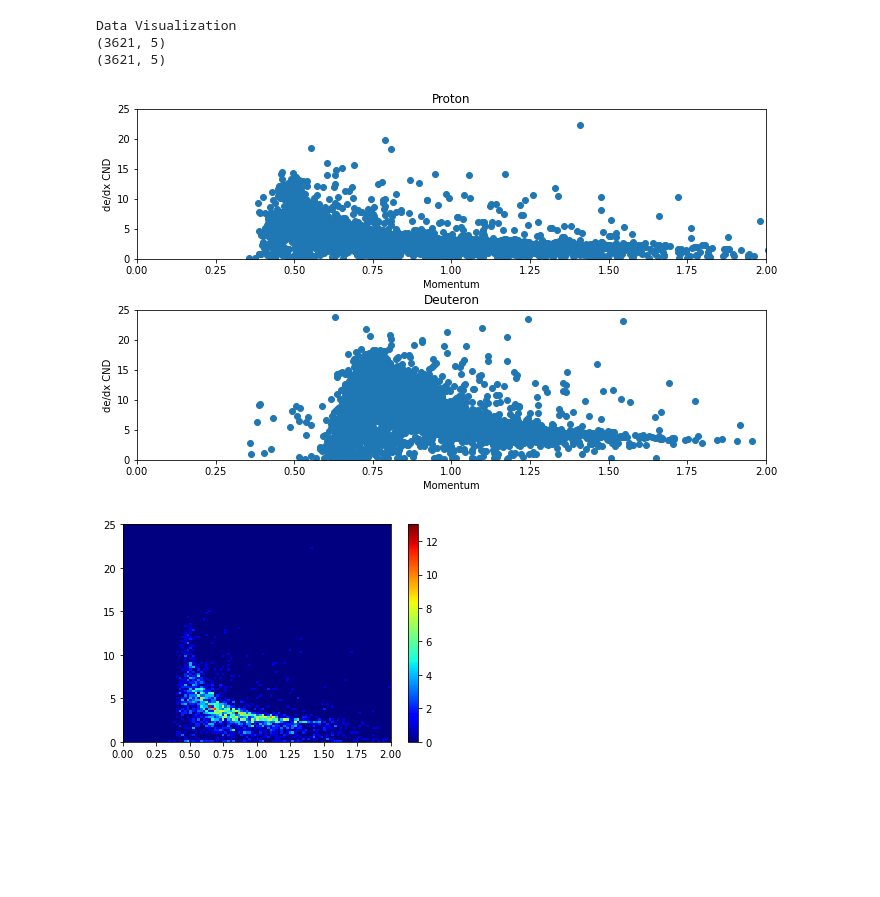
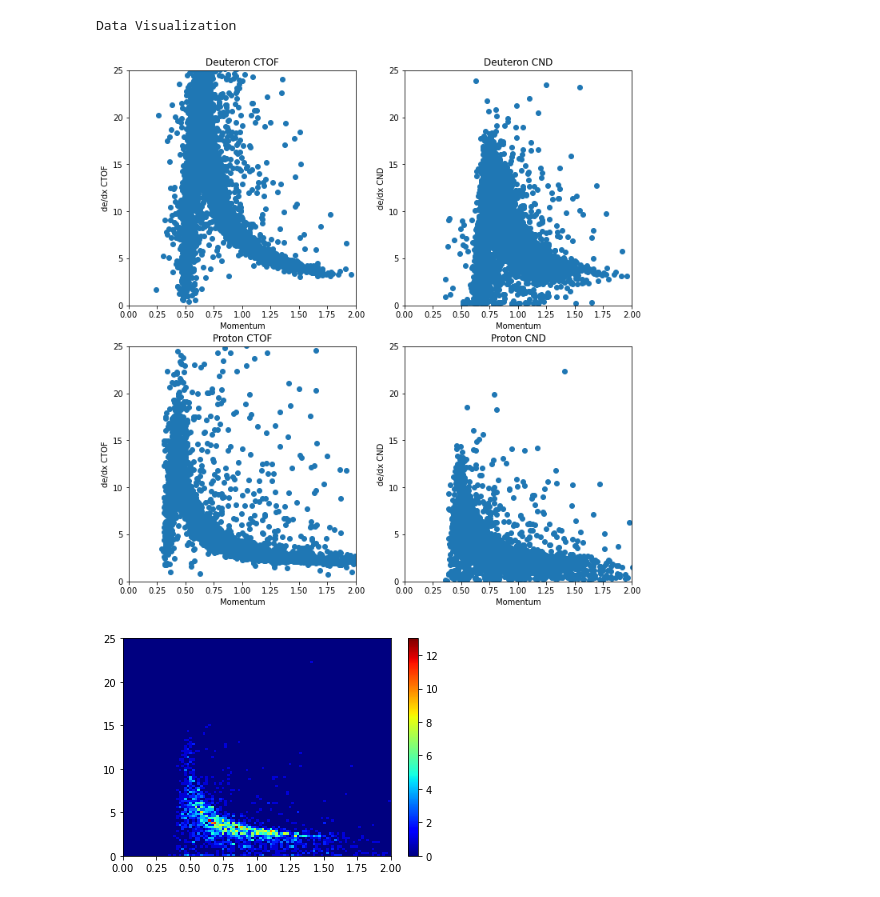
Before and after one commit to nrichardson1222/ML_Particle_Identification, a Jupyter notebook: FinalProject.ipynb, the cells around one changed output. Saved outputs shown, nothing was run; the diff lists cells and outputs as text; code cells hidden in the pictures; blank space fills up the shorter version.

Commit message:
Scatter Plot Correction

```diff
--- a/FinalProject.ipynb
+++ b/FinalProject.ipynb
@@ -1,67 +1,74 @@
 # %%
 import pandas as pd
 import numpy as np
 from sklearn import datasets
 import matplotlib.pyplot as plt
 
 
 print("Data Visualization")
-proton = pd.read_csv('Proton.csv',index_col=False)
-proton1 = proton.loc[(proton["dedxCND"] > 0) ]
-
-proton1 = proton1.iloc[:3621,:] # for ctof use 5705 for CND use 3621
-print(proton1.shape)
 
 
 deuteron = pd.read_csv('Deuteron.csv',index_col=False)
-deuteron1 = deuteron.loc[(deuteron["dedxCND"] > 0)]
+deuteronCTOF = deuteron.loc[(deuteron["dedxCTOF"] > 0)]
+deuteronCND = deuteron.loc[(deuteron["dedxCND"] > 0)]
+deuteronCTOF = deuteronCTOF.iloc[:5705,:]
+deuteronCND = deuteronCND.iloc[:3621,:] # for ctof use 5705 for CND use 3621
 
-deuteron1 = deuteron1.iloc[:3621,:] # for ctof use 5705 for CND use 3621
-print(proton1.shape)
+proton = pd.read_csv('Proton.csv',index_col=False)
+protonCTOF = proton.loc[(proton["dedxCTOF"] > 0) ]
+protonCND = proton.loc[(proton["dedxCND"] > 0) ]
+protonCTOF = protonCTOF.iloc[:5705,:]
+protonCND = protonCND.iloc[:3621,:]
 
-fig, axs = plt.subplots(2, figsize=(10, 6))
 
+fig, axs = plt.subplots(2, 2)
+fig.set_figheight(10)
+fig.set_figwidth(10)
 fig.tight_layout(pad=3.0)
 
 
-axs[0].scatter(x=proton1['momentum'], y=proton1['dedxCND'])
-axs[0].set_xlim([0,2])
-axs[0].set_ylim([0,25])
-
-axs[0].set_xlabel("Momentum")
-axs[0].set_ylabel("de/dx CND")
-axs[0].set_title("Proton")
 
 
+axs[0,0].scatter(x=deuteronCTOF['momentum'], y=deuteronCTOF['dedxCTOF'])
+axs[0,0].set_xlim([0,2])
+axs[0,0].set_ylim([0,25])
 
-axs[1].scatter(x=deuteron1['momentum'], y=deuteron1['dedxCND'])
-axs[1].set_xlim([0,2])
-axs[1].set_ylim([0,25])
-
-axs[1].set_xlabel("Momentum")
-axs[1].set_ylabel("de/dx CND")
-axs[1].set_title("Deuteron")
-# df1 = pd.read_csv('Deuteron.csv',index_col=False)
-# df2 = pd.read_csv('Proton.csv',index_col=False)
-# #this is a test change
-# df1 = df1.loc[(df1["dedxCND"] > 0) ]
-# df2 = df2.loc[(df2["dedxCND"] > 0) ]
-# df2= df2.iloc[:3621,:]
-# dftotal = df1.append(df2)
+axs[0,0].set_xlabel("Momentum")
+axs[0,0].set_ylabel("de/dx CTOF")
+axs[0,0].set_title("Deuteron CTOF")
 
 
-# plt.scatter(dftotal.iloc[:,3],dftotal.iloc[:,2],c=dftotal.iloc[:,4])
-# plt.ylim(0,1)
-# plt.xlim(0,2)
+axs[1,0].scatter(x=protonCTOF['momentum'], y=protonCTOF['dedxCTOF'])
+axs[1,0].set_xlim([0,2])
+axs[1,0].set_ylim([0,25])
 
+axs[1,0].set_xlabel("Momentum")
+axs[1,0].set_ylabel("de/dx CTOF")
+axs[1,0].set_title("Proton CTOF")
+
+
+axs[0,1].scatter(x=deuteronCND['momentum'], y=deuteronCND['dedxCND'])
+axs[0,1].set_xlim([0,2])
+axs[0,1].set_ylim([0,25])
+
+axs[0,1].set_xlabel("Momentum")
+axs[0,1].set_ylabel("de/dx CND")
+axs[0,1].set_title("Deuteron CND")
+
+
+axs[1,1].scatter(x=protonCND['momentum'], y=protonCND['dedxCND'])
+axs[1,1].set_xlim([0,2])
+axs[1,1].set_ylim([0,25])
+
+axs[1,1].set_xlabel("Momentum")
+axs[1,1].set_ylabel("de/dx CND")
+axs[1,1].set_title("Proton CND")
 
 
 plt.show()
 # %% [output]
 Data Visualization
-(3621, 5)
-(3621, 5)
-[figure, old version]
+[figure, new version]
 # %%
 import pandas as pd
 import numpy as np
```
